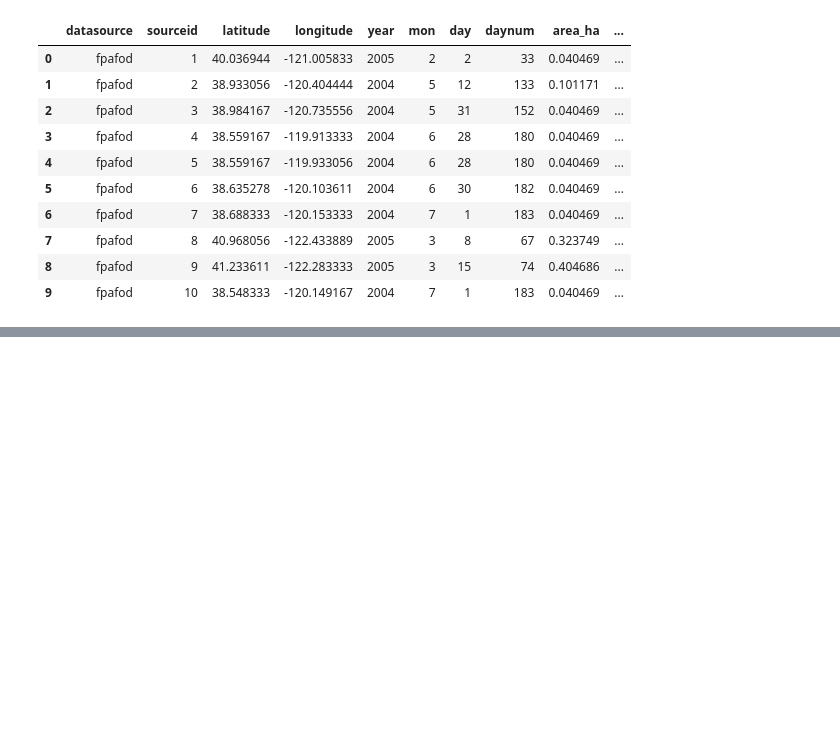
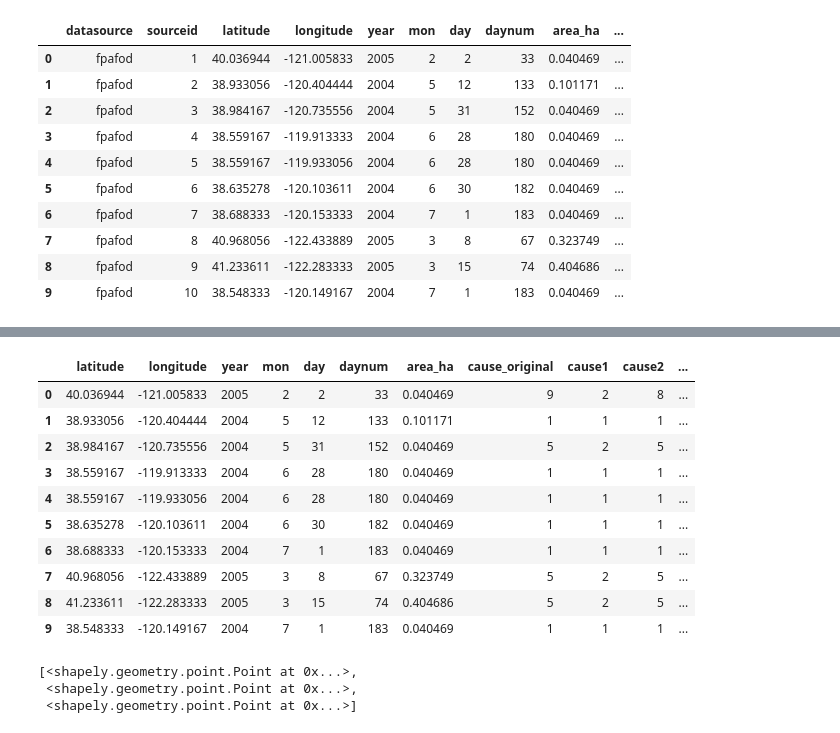
Before and after one commit to tcparchem/CS-418-Semester-Project, a Jupyter notebook: Analysis of Fire Start Data.ipynb, the cells around one changed output, grey strips where cells are left out. Cells and saved outputs as stored; diff of their text form; code cells hidden in the pictures; blank space fills up the shorter version.

```diff
--- a/Analysis of Fire Start Data.ipynb
+++ b/Analysis of Fire Start Data.ipynb
@@ -31,3 +37,6 @@ data.head(10)
 | 7 | fpafod | 8 | 40.968056 | -122.433889 | 2005 | 3 | 8 | 67 | 0.323749 | ... |
 | 8 | fpafod | 9 | 41.233611 | -122.283333 | 2005 | 3 | 15 | 74 | 0.404686 | ... |
 | 9 | fpafod | 10 | 38.548333 | -120.149167 | 2004 | 7 | 1 | 183 | 0.040469 | ... |
+# %%
+#Remove unneeded columns
+data = data.drop(columns=['sourceid', 'agency', 'datasource'])
@@ -33,0 +63,22 @@ data.head(10)
+# %%
+usData.head(10)
+# %% [output]
+|  | latitude | longitude | year | mon | day | daynum | area_ha | cause_original | cause1 | cause2 | ... |
+| 0 | 40.036944 | -121.005833 | 2005 | 2 | 2 | 33 | 0.040469 | 9 | 2 | 8 | ... |
+| 1 | 38.933056 | -120.404444 | 2004 | 5 | 12 | 133 | 0.101171 | 1 | 1 | 1 | ... |
+| 2 | 38.984167 | -120.735556 | 2004 | 5 | 31 | 152 | 0.040469 | 5 | 2 | 5 | ... |
+| 3 | 38.559167 | -119.913333 | 2004 | 6 | 28 | 180 | 0.040469 | 1 | 1 | 1 | ... |
+| 4 | 38.559167 | -119.933056 | 2004 | 6 | 28 | 180 | 0.040469 | 1 | 1 | 1 | ... |
+| 5 | 38.635278 | -120.103611 | 2004 | 6 | 30 | 182 | 0.040469 | 1 | 1 | 1 | ... |
+| 6 | 38.688333 | -120.153333 | 2004 | 7 | 1 | 183 | 0.040469 | 1 | 1 | 1 | ... |
+| 7 | 40.968056 | -122.433889 | 2005 | 3 | 8 | 67 | 0.323749 | 5 | 2 | 5 | ... |
+| 8 | 41.233611 | -122.283333 | 2005 | 3 | 15 | 74 | 0.404686 | 5 | 2 | 5 | ... |
+| 9 | 38.548333 | -120.149167 | 2004 | 7 | 1 | 183 | 0.040469 | 1 | 1 | 1 | ... |
+# %%
+#Create points from lat and long
+geometry = [Point(xy) for xy in zip( usData['longitude'], usData['latitude'])]
+geometry[:3]
+# %% [output]
+[<shapely.geometry.point.Point at 0x...>,
+ <shapely.geometry.point.Point at 0x...>,
+ <shapely.geometry.point.Point at 0x...>]
```
Also changed, not shown: parts of 5 cells of this notebook.
